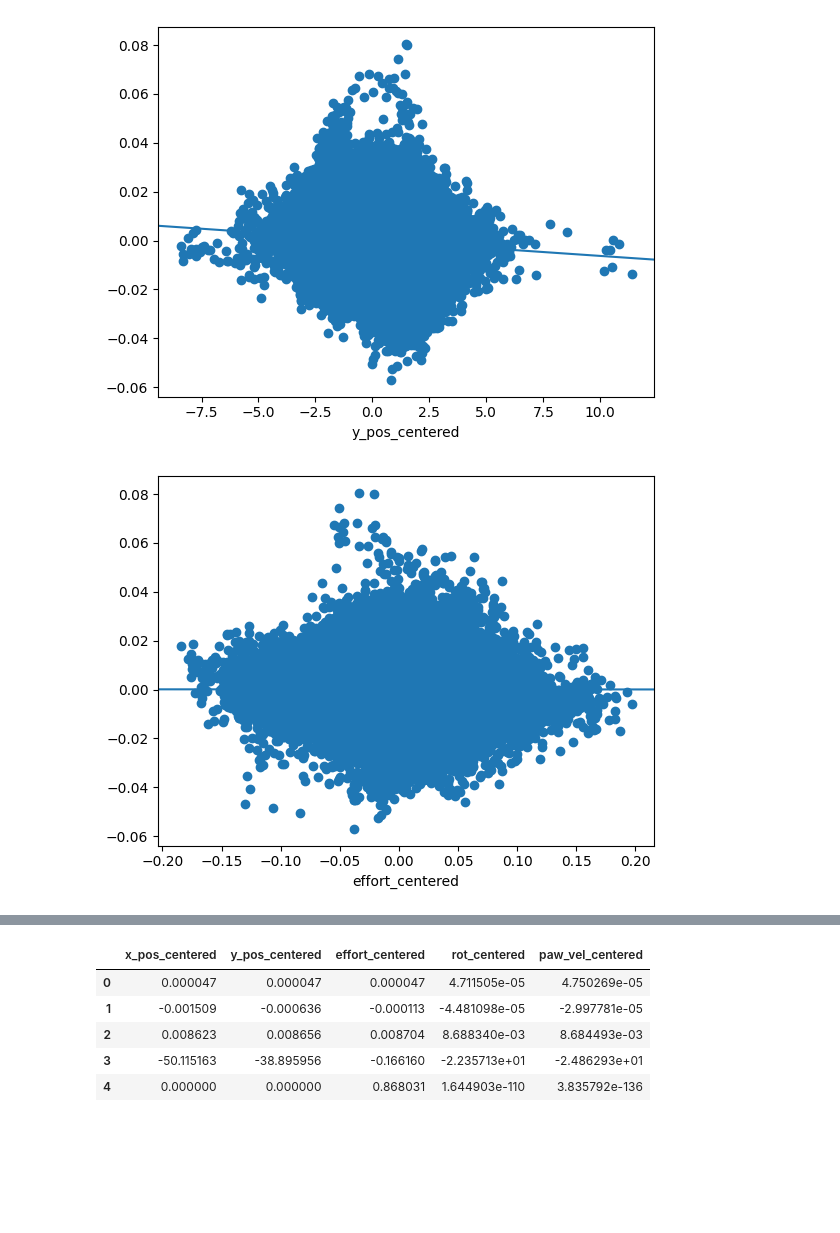
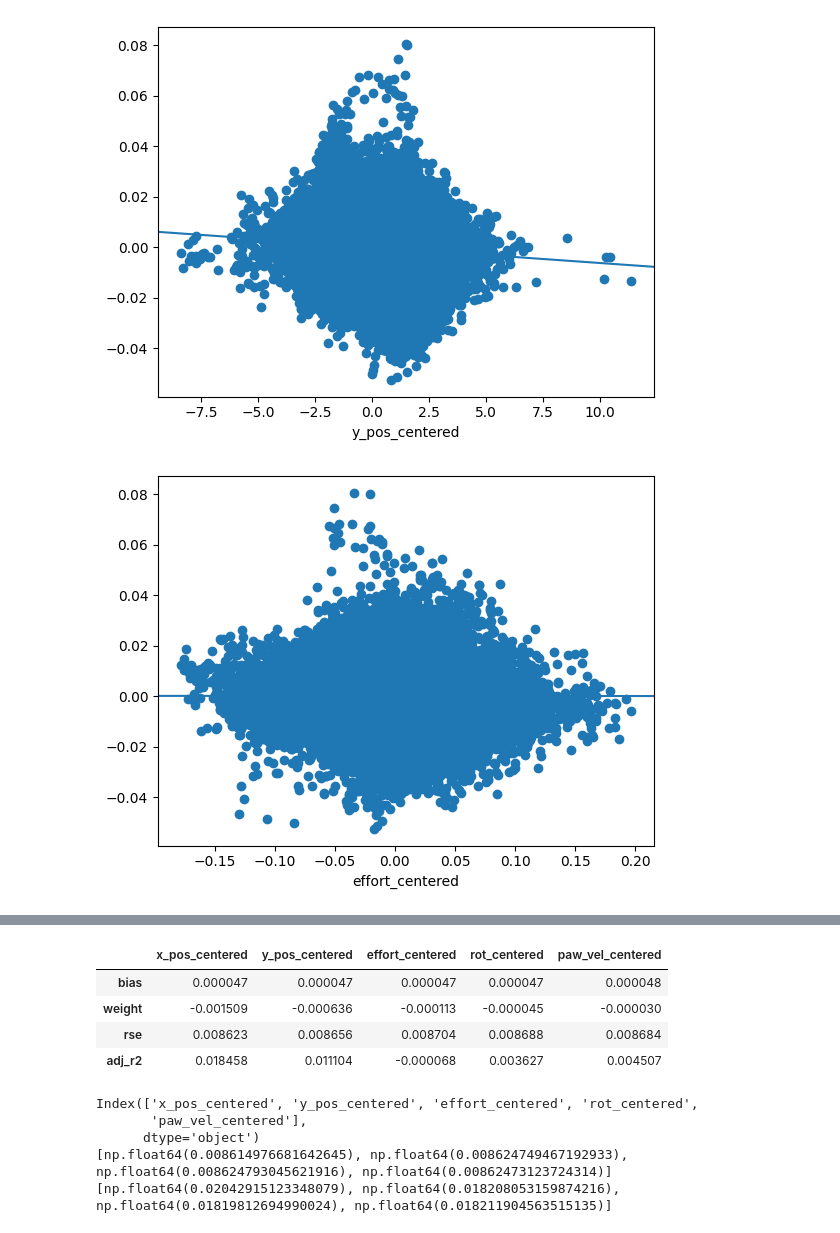
Before and after one commit to Audrey-White324/ista-421-final-project, a Jupyter notebook: white_regression_implementation.ipynb, the cells around one changed output, grey strips where cells are left out. Drawn from its saved outputs; the diff is of its cells as text; code cells hidden in the pictures; blank space fills up the shorter version.

```diff
--- a/white_regression_implementation.ipynb
+++ b/white_regression_implementation.ipynb
@@ -8,6 +8,13 @@ from scipy.stats import t
 phot_data = pd.read_csv("string_phot_rat_data.csv")
 data = phot_data.drop(columns=['percentage_x', 'x_reach_centered', 'y_reach_centered', 'rat'])
 data = data.dropna()
+# seperate data into testing and training dat
+# find random indexes that account for around 25% of the data
+test_ix = numpy.random.randint(0, data.shape[0],round(data.shape[0]/4))
+test_data = data.iloc[test_ix].copy()
+# get a list of the indicies to keep in the training data
+train_ix = list(set(range(data.shape[0])) - set(test_ix))
+train_data = data.iloc[train_ix].copy()
 # %%
 def linear_regression_gradient_descent(X, y):
     if len(X.shape) > 1:
@@ -78,24 +98,20 @@ def k_fold_cross_val(X, y, n_samples, n_params):
 # %%
 def simple_reg_for_each_parameter(X_df, y):
     simple_reg_dict = {}
-    # avoids the rat classifications
     for param in X_df.columns:
         X = X_df[param].to_numpy()
-        rse = k_fold_cross_val(X, y, X.size, 1)
+        rse, adj_r2 = k_fold_cross_val(X, y, X.size, 1)
         weight, bias = linear_regression_gradient_descent(X, y)
-        tstat = calculate_tstat(X, rse, weight)
-        p_val = t.sf(abs(tstat), y.size - 2) * 2
-        simple_reg_dict[param] = [bias, weight, rse, tstat, p_val]
+        simple_reg_dict[param] = [bias, weight, rse, adj_r2]
         plt.figure()
         plt.scatter(X_df[param], y)
         plt.axline(xy1=(0,bias), slope=weight)
         plt.xlabel(param)
-
     return simple_reg_dict
 # %%
-X_df = data.drop(columns=['df_centered'])
+X_df = train_data.drop(columns=['df_centered'])
 X = X_df.to_numpy()
-y = data['df_centered'].to_numpy()
+y = train_data['df_centered'].to_numpy()
 
 simple = simple_reg_for_each_parameter(X_df, y)
 # %% [output]
@@ -103,2 +119,2 @@ simple = simple_reg_for_each_parameter(X_df, y)
-[figure, old version]
+[figure, new version]
-[figure, old version]
+[figure, new version]
@@ -107,12 +123,11 @@ simple = simple_reg_for_each_parameter(X_df, y)
 # %%
-pd.DataFrame(simple).head()
+pd.DataFrame(simple, index=['bias', 'weight', 'rse', 'adj_r2']).head()
 # %% [output]
 |  | x_pos_centered | y_pos_centered | effort_centered | rot_centered | paw_vel_centered |
-| 0 | 0.000047 | 0.000047 | 0.000047 | 4.711505e-05 | 4.750269e-05 |
-| 1 | -0.001509 | -0.000636 | -0.000113 | -4.481098e-05 | -2.997781e-05 |
-| 2 | 0.008623 | 0.008656 | 0.008704 | 8.688340e-03 | 8.684493e-03 |
-| 3 | -50.115163 | -38.895956 | -0.166160 | -2.235713e+01 | -2.486293e+01 |
-| 4 | 0.000000 | 0.000000 | 0.868031 | 1.644903e-110 | 3.835792e-136 |
+| bias | 0.000047 | 0.000047 | 0.000047 | 0.000047 | 0.000048 |
+| weight | -0.001509 | -0.000636 | -0.000113 | -0.000045 | -0.000030 |
+| rse | 0.008623 | 0.008656 | 0.008704 | 0.008688 | 0.008684 |
+| adj_r2 | 0.018458 | 0.011104 | -0.000068 | 0.003627 | 0.004507 |
 # %%
 def multiple_linreg(X, y):
     n_samples, n_features = X.shape
@@ -126,0 +140,20 @@ def multiple_linreg(X, y):
+# %%
+rses = []
+r2s = []
+for param in X_df.drop(columns=['x_pos_centered']).columns:
+        params = ['x_pos_centered']
+        params.append(param)
+        X = X_df[params].to_numpy()
+        n_samples, n_features = X.shape
+        rse, adj_r2 = k_fold_cross_val(X, y, n_samples, n_features)
+        rses.append(rse)
+        r2s.append(adj_r2)
+print(X_df.columns)
+print(rses)
+print(r2s)
+# %% [output]
+Index(['x_pos_centered', 'y_pos_centered', 'effort_centered', 'rot_centered',
+       'paw_vel_centered'],
+      dtype='object')
+[np.float64(0.008614976681642645), np.float64(0.008624749467192933), np.float64(0.008624793045621916), np.float64(0.00862473123724314)]
+[np.float64(0.02042915123348079), np.float64(0.018208053159874216), np.float64(0.01819812694990024), np.float64(0.018211904563515135)]
```
Also changed, not shown: parts of 12 cells of this notebook.
